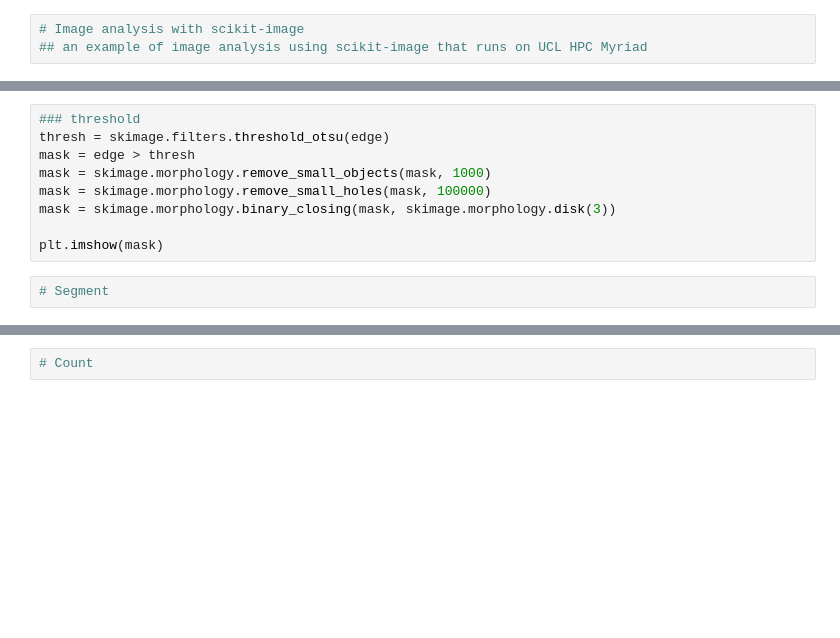
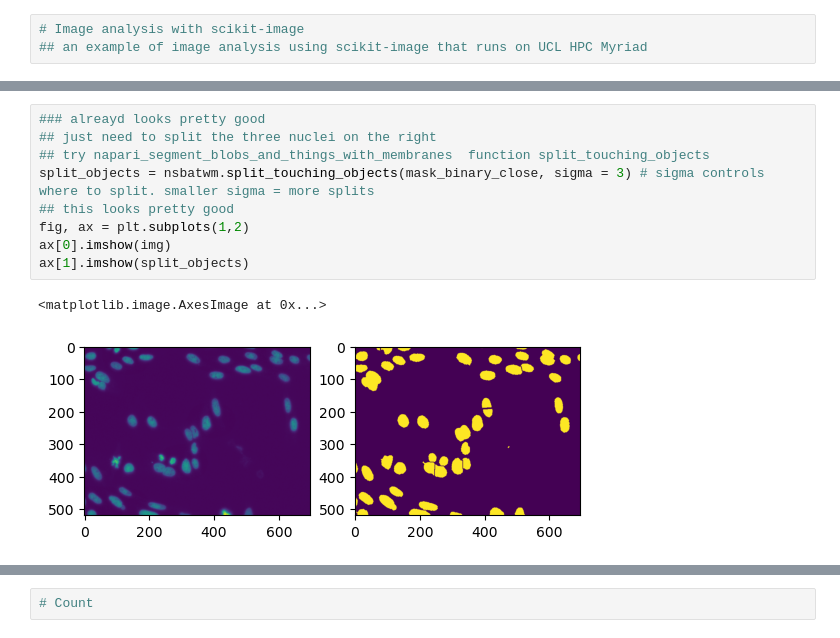
Before and after one commit to UCL-Biosciences/UCL-Biosciences-Image-Analysis, a Jupyter notebook: analysis_scikit_image/notebooks/scikit_image_analysis.ipynb, the cells around one changed output, grey strips where cells are left out. Cells and saved outputs as stored; diff of their text form; blank space fills up the shorter version.

```diff
--- a/analysis_scikit_image/notebooks/scikit_image_analysis.ipynb
+++ b/analysis_scikit_image/notebooks/scikit_image_analysis.ipynb
@@ -53,11 +96,12 @@ edge = sobel(gaussian(img, sigma=2))
 # %%
-### threshold
-thresh = skimage.filters.threshold_otsu(edge)
-mask = edge > thresh
-mask = skimage.morphology.remove_small_objects(mask, 1000)
-mask = skimage.morphology.remove_small_holes(mask, 100000)
-mask = skimage.morphology.binary_closing(mask, skimage.morphology.disk(3))
-
-plt.imshow(mask)
+### alreayd looks pretty good
+## just need to split the three nuclei on the right
+## try napari_segment_blobs_and_things_with_membranes  function split_touching_objects
+split_objects = nsbatwm.split_touching_objects(mask_binary_close, sigma = 3) # sigma controls where to split. smaller sigma = more splits
+## this looks pretty good
+fig, ax = plt.subplots(1,2)
+ax[0].imshow(img)
+ax[1].imshow(split_objects)
+# %% [output]
+<matplotlib.image.AxesImage at 0x...>
+[figure, added]
-# %%
-# Segment
```
Also changed, not shown: parts of 7 cells of this notebook.
